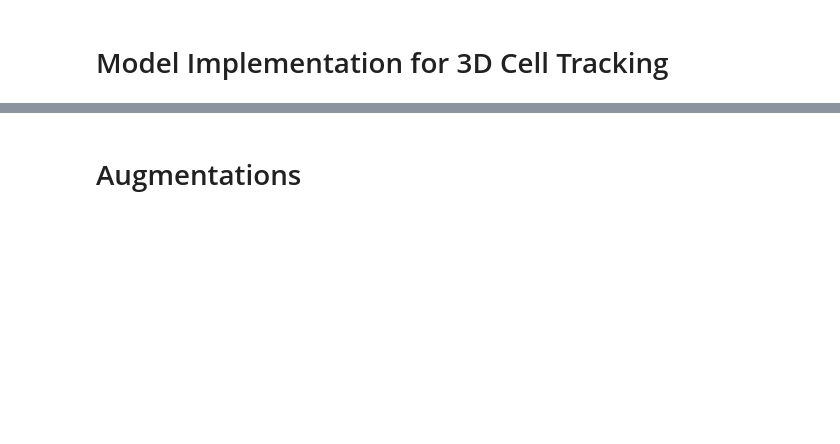
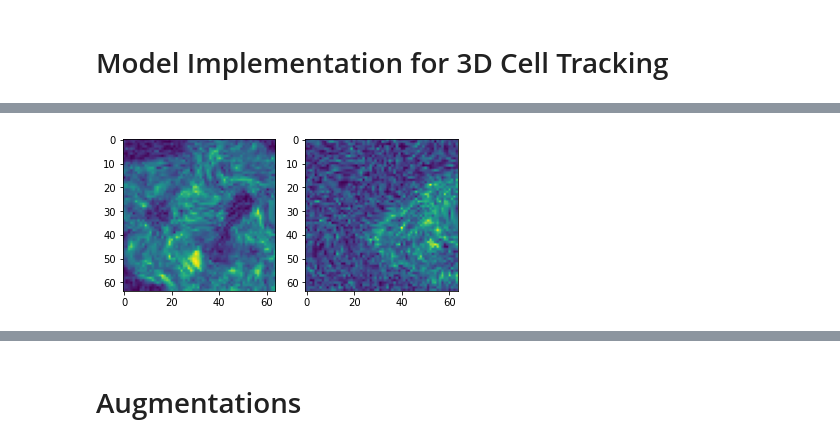
Before and after one commit to KlausYserentant/DLMBL_celltracking, a Jupyter notebook: data_and_model.ipynb, the cells around one changed output, grey strips where cells are left out. Drawn from its saved outputs; the diff is of its cells as text; code cells hidden in the pictures; blank space fills up the shorter version.

Commit message:
Merged dataloader from Klaus, Augmentations from paula, and model from aaron. Training is functional

```diff
--- a/data_and_model.ipynb
+++ b/data_and_model.ipynb
@@ -55,0 +190,92 @@ The tensorboard extension is already loaded. To reload it, use:
+# %%
+#specify subvolume size and volume source
+volSize = (1,5,64, 64)
+coord = (0,0,0,0)
+
+zarrdir = '/mnt/shared/celltracking/data/cho/01.zarr'
+raw = gp.ArrayKey('raw')
+raw_shift = gp.ArrayKey('raw_shift')
+
+# create "pipeline" consisting only of a data source
+
+
+#Augmentations=
+
+# chose a random source (i.e., sample) from the above
+#random_location = gp.RandomLocation()
+
+pipeline_paired = (gp.ZarrSource(
+    zarrdir,  # the zarr container
+    {raw_shift: 'raw', raw: 'raw'},  # which dataset to associate to the array key
+    {raw_shift: gp.ArraySpec(voxel_size=(1,1,1,1), interpolatable=True), raw:gp.ArraySpec(voxel_size=(1,1,1,1), interpolatable=True)}  # meta-information
+    )+ gp.Normalize(raw)+gp.Normalize(raw_shift)+
+    gp.Pad(raw_shift, None) +
+    gp.Pad(raw, None) + gp.IntensityAugment(
+    raw,
+    scale_min=0.9,
+    scale_max=1.1,
+    shift_min=-0.1,
+    shift_max=0.1,
+    ) + gp.NoiseAugment(raw, mode="gaussian")) + gp.IntensityAugment(
+    raw_shift,
+    scale_min=0.9,
+    scale_max=1.1,
+    shift_min=-0.1,
+    shift_max=0.1,
+    ) + gp.NoiseAugment(raw_shift, mode="gaussian") + getPaired(raw,raw_shift,tracks,paired=True) + gp.ElasticAugment(
+    [2,10,10],
+    [0,2,2],
+    [0,0*math.pi/2.0],
+    prob_slip=0.05,
+    prob_shift=0.05,
+    max_misalign=25) + gp.SimpleAugment(transpose_only=[2, 3], mirror_only=[])
+
+
+
+pipeline_unpaired = (gp.ZarrSource(
+    zarrdir,  # the zarr container
+    {raw_shift: 'raw', raw: 'raw'},  # which dataset to associate to the array key
+    {raw_shift: gp.ArraySpec(voxel_size=(1,1,1,1), interpolatable=True), raw:gp.ArraySpec(voxel_size=(1,1,1,1), interpolatable=True)}  # meta-information
+    )+ gp.Normalize(raw)+gp.Normalize(raw_shift)+
+    gp.Pad(raw_shift, None) +
+    gp.Pad(raw, None) + gp.IntensityAugment(
+    raw,
+    scale_min=0.9,
+    scale_max=1.1,
+    shift_min=-0.1,
+    shift_max=0.1,
+    ) + gp.NoiseAugment(raw, mode="gaussian") + gp.IntensityAugment(
+    raw_shift,
+    scale_min=0.9,
+    scale_max=1.1,
+    shift_min=-0.1,
+    shift_max=0.1,
+    ) + gp.NoiseAugment(raw_shift, mode="gaussian")) + getPaired(raw,raw_shift,tracks,paired=False)  + gp.ElasticAugment(
+    [2,10,10],
+    [0,2,2],
+    [0,0*math.pi/2.0],
+    prob_slip=0.05,
+    prob_shift=0.05,
+    max_misalign=25) + gp.SimpleAugment(transpose_only=[2, 3], mirror_only=[])
+
+
+# specify request
+request = gp.BatchRequest()
+request[raw] = gp.Roi(coord, volSize)
+request[raw_shift] = gp.Roi(coord, volSize)
+
+gp.ArraySpec()
+# build the pipeline...
+with gp.build(pipeline_unpaired):
+
+  # ...and request a batch
+  batch = pipeline_unpaired.request_batch(request)
+
+#show the content of the batch
+#print(f"batch returned: {batch}")
+
+# plot first slice of volume
+fig, axs = plt.subplots(1,2)
+axs[0].imshow(np.flipud(batch[raw].data[0,0,:,:]))
+axs[1].imshow(np.flipud(batch[raw_shift].data[0,0,:,:]))
+# %% [output]
@@ -56,3 +283,4 @@ The tensorboard extension is already loaded. To reload it, use:
+[figure, added]
 # %%
 # provide path to zarr directory
 zarrdir = '/mnt/shared/celltracking/data/cho/01.zarr'
```
Also changed, not shown: parts of 17 cells of this notebook, 5 other files.
